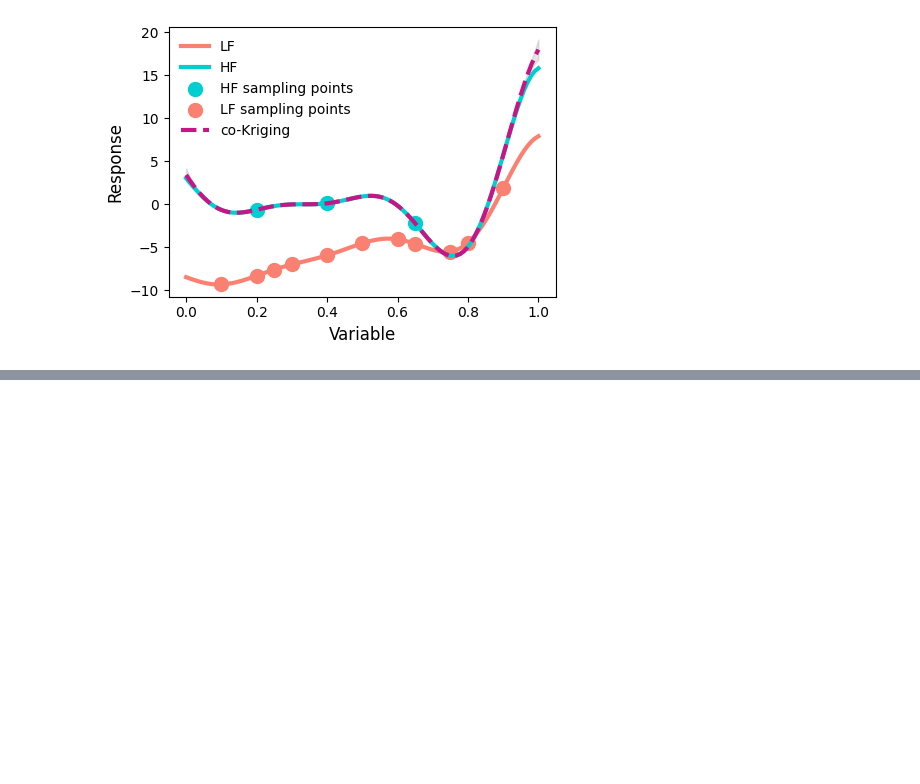
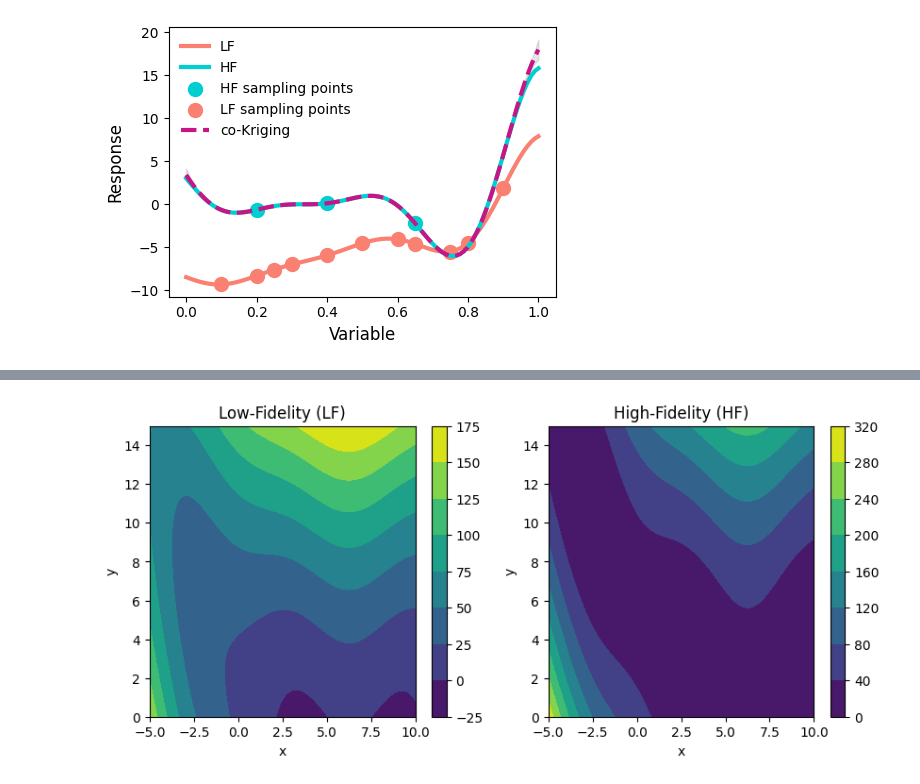
Before and after one commit to mgisellef/ReviewOfMultiFidelityModels_ToyProblems, a Jupyter notebook: Benchmark_Functions.ipynb, the cells around one changed output, grey strips where cells are left out. Cells and saved outputs as stored; diff of their text form; code cells hidden in the pictures; blank space fills up the shorter version.

```diff
--- a/Benchmark_Functions.ipynb
+++ b/Benchmark_Functions.ipynb
@@ -217,0 +534,63 @@ plt.show()
+# %%
+import numpy as np
+import matplotlib.pyplot as plt
+
+class BraninFunctionPlot:
+    def __init__(self):
+        """Initialize the class with the Branin function parameters."""
+        self.a = 1
+        self.b = 5.1 / (4 * np.pi ** 2)
+        self.c = 5 / np.pi
+        self.r = 6
+        self.s = 10
+        self.t = 1 / (8 * np.pi)
+
+    def func_HF(self, x, y):
+        """High-fidelity function (HF) based on the Branin function."""
+        return self.a * (y - self.b * x ** 2 + self.c * x - self.r) ** 2 + self.s * (1 - self.t) * np.cos(x) + self.s
+
+    def func_LF(self, x, y):
+        """Low-fidelity function (LF) derived from the high-fidelity function."""
+        return 0.5 * self.func_HF(x, y) + 5 * (y - 0.5) - 5
+
+    def plot_functions(self):
+        """Generate plots for both HF and LF functions."""
+
+        # Generate a meshgrid for evaluation points
+        x = np.linspace(-5, 10, 100)
+        y = np.linspace(0, 15, 100)
+        X, Y = np.meshgrid(x, y)
+
+        # Evaluate the high-fidelity (HF) function
+        Z_HF = self.func_HF(X, Y)
+
+        # Evaluate the low-fidelity (LF) function
+        Z_LF = self.func_LF(X, Y)
+
+        # Initialize a figure for plotting
+        fig, (ax1, ax2) = plt.subplots(1, 2, figsize=[10, 4])
+
+        # Plot the low-fidelity (LF) function
+        cp1 = ax1.contourf(X, Y, Z_LF, cmap='viridis')
+        ax1.set_title('Low-Fidelity (LF)')
+        plt.colorbar(cp1, ax=ax1)
+
+        # Plot the high-fidelity (HF) function
+        cp2 = ax2.contourf(X, Y, Z_HF, cmap='viridis')
+        ax2.set_title('High-Fidelity (HF)')
+        plt.colorbar(cp2, ax=ax2)
+
+        # Configure axes labels
+        for ax in [ax1, ax2]:
+            ax.set_xlabel('x')
+            ax.set_ylabel('y')
+
+        # Save the plot as a high-resolution PNG file
+        plt.savefig('Branin_Function.png', dpi=1000, bbox_inches='tight', transparent=True)
+
+# Instantiate the class and plot the functions
+if __name__ == '__main__':
+    branin_plotter = BraninFunctionPlot()
+    branin_plotter.plot_functions()
+# %% [output]
+[figure, added]
```
Also changed, not shown: parts of 10 cells of this notebook, 8 other files.
